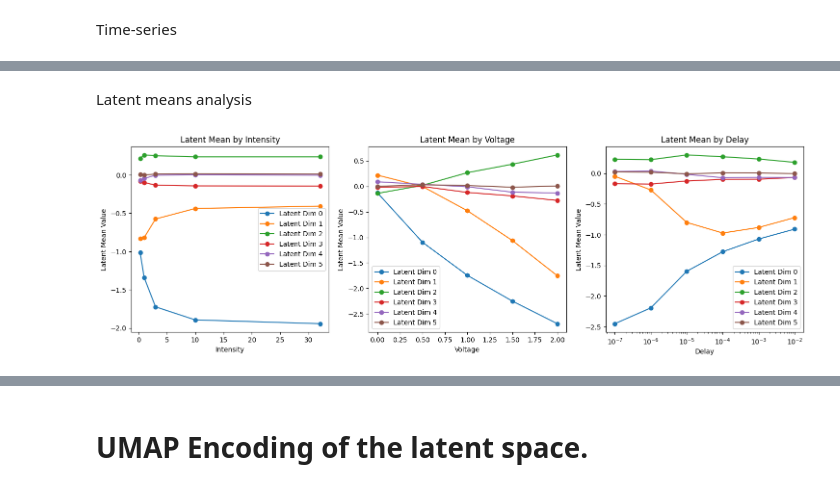
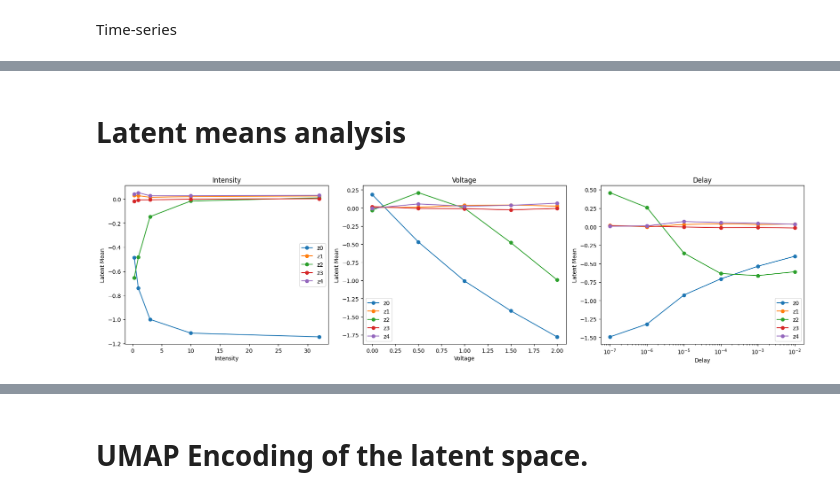
Before and after one commit to rayyyd/ML_charge_modeling, a Jupyter notebook: parameter_tuning/interpretability.ipynb, the cells around one changed output, grey strips where cells are left out. Saved outputs shown, nothing was run; the diff lists cells and outputs as text; code cells hidden in the pictures.

```diff
--- a/parameter_tuning/interpretability.ipynb
+++ b/parameter_tuning/interpretability.ipynb
@@ -324,6 +344,6 @@ Plotted 6 latent dimensions over 1000 timesteps
 # %% [markdown]
-Latent means analysis
+# Latent means analysis
-# %%
-ipynb_utils.latent_means_for_parameter(mean_map_indices, latent_sorted)
-# %% [output]
-[figure, removed]
+# %%
+(int_means, int_vals), (vol_means, vol_vals), (del_means, del_vals) = ipynb_utils.latent_means_for_parameter(mean_map_indices, latent)
+# %% [output]
+[figure, added]
```
Also changed, not shown: parts of 42 cells of this notebook, 24 other files.
